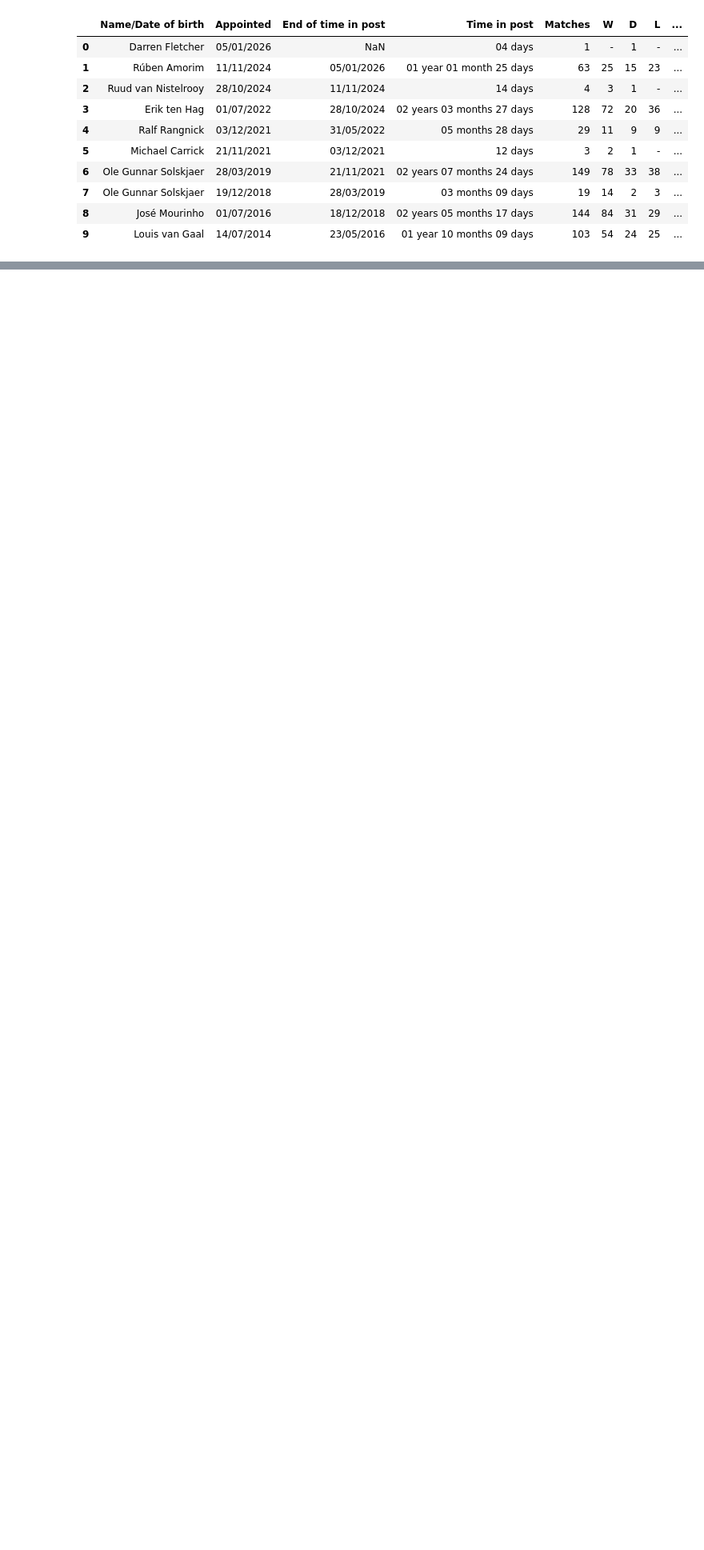
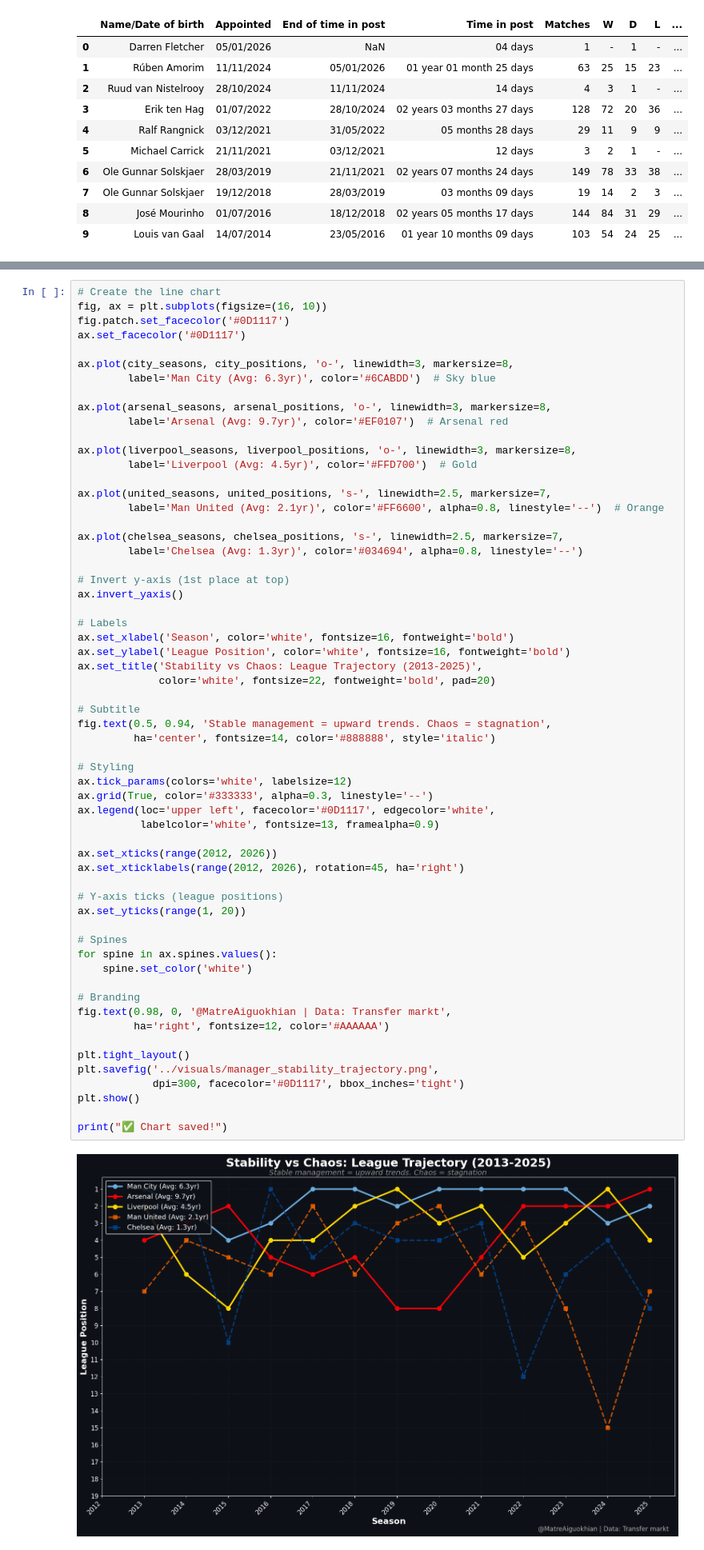
Before and after one commit to Matre5/january-2026-football-analytics, a Jupyter notebook: notebooks/managers_lifespan.ipynb, the cells around one changed output, grey strips where cells are left out. Shown at 80% size. Cells and saved outputs as stored; diff of their text form; blank space fills up the shorter version.

```diff
--- a/notebooks/managers_lifespan.ipynb
+++ b/notebooks/managers_lifespan.ipynb
@@ -247,0 +334,62 @@ plt.show()
+# %%
+# Create the line chart
+fig, ax = plt.subplots(figsize=(16, 10))
+fig.patch.set_facecolor('#0D1117')
+ax.set_facecolor('#0D1117')
+
+ax.plot(city_seasons, city_positions, 'o-', linewidth=3, markersize=8,
+        label='Man City (Avg: 6.3yr)', color='#6CABDD')  # Sky blue
+
+ax.plot(arsenal_seasons, arsenal_positions, 'o-', linewidth=3, markersize=8,
+        label='Arsenal (Avg: 9.7yr)', color='#EF0107')  # Arsenal red
+
+ax.plot(liverpool_seasons, liverpool_positions, 'o-', linewidth=3, markersize=8,
+        label='Liverpool (Avg: 4.5yr)', color='#FFD700')  # Gold
+
+ax.plot(united_seasons, united_positions, 's-', linewidth=2.5, markersize=7,
+        label='Man United (Avg: 2.1yr)', color='#FF6600', alpha=0.8, linestyle='--')  # Orange
+
+ax.plot(chelsea_seasons, chelsea_positions, 's-', linewidth=2.5, markersize=7,
+        label='Chelsea (Avg: 1.3yr)', color='#034694', alpha=0.8, linestyle='--')
+
+# Invert y-axis (1st place at top)
+ax.invert_yaxis()
+
+# Labels
+ax.set_xlabel('Season', color='white', fontsize=16, fontweight='bold')
+ax.set_ylabel('League Position', color='white', fontsize=16, fontweight='bold')
+ax.set_title('Stability vs Chaos: League Trajectory (2013-2025)',
+             color='white', fontsize=22, fontweight='bold', pad=20)
+
+# Subtitle
+fig.text(0.5, 0.94, 'Stable management = upward trends. Chaos = stagnation',
+         ha='center', fontsize=14, color='#888888', style='italic')
+
+# Styling
+ax.tick_params(colors='white', labelsize=12)
+ax.grid(True, color='#333333', alpha=0.3, linestyle='--')
+ax.legend(loc='upper left', facecolor='#0D1117', edgecolor='white',
+          labelcolor='white', fontsize=13, framealpha=0.9)
+
+ax.set_xticks(range(2012, 2026))
+ax.set_xticklabels(range(2012, 2026), rotation=45, ha='right')
+
+# Y-axis ticks (league positions)
+ax.set_yticks(range(1, 20))
+
+# Spines
+for spine in ax.spines.values():
+    spine.set_color('white')
+
+# Branding
+fig.text(0.98, 0, '@MatreAiguokhian | Data: Transfer markt',
+         ha='right', fontsize=12, color='#AAAAAA')
+
+plt.tight_layout()
+plt.savefig('../visuals/manager_stability_trajectory.png',
+            dpi=300, facecolor='#0D1117', bbox_inches='tight')
+plt.show()
+
+print("✅ Chart saved!")
+# %% [output]
+[figure, added]
```
Also changed, not shown: parts of 12 cells of this notebook, 5 other files.
